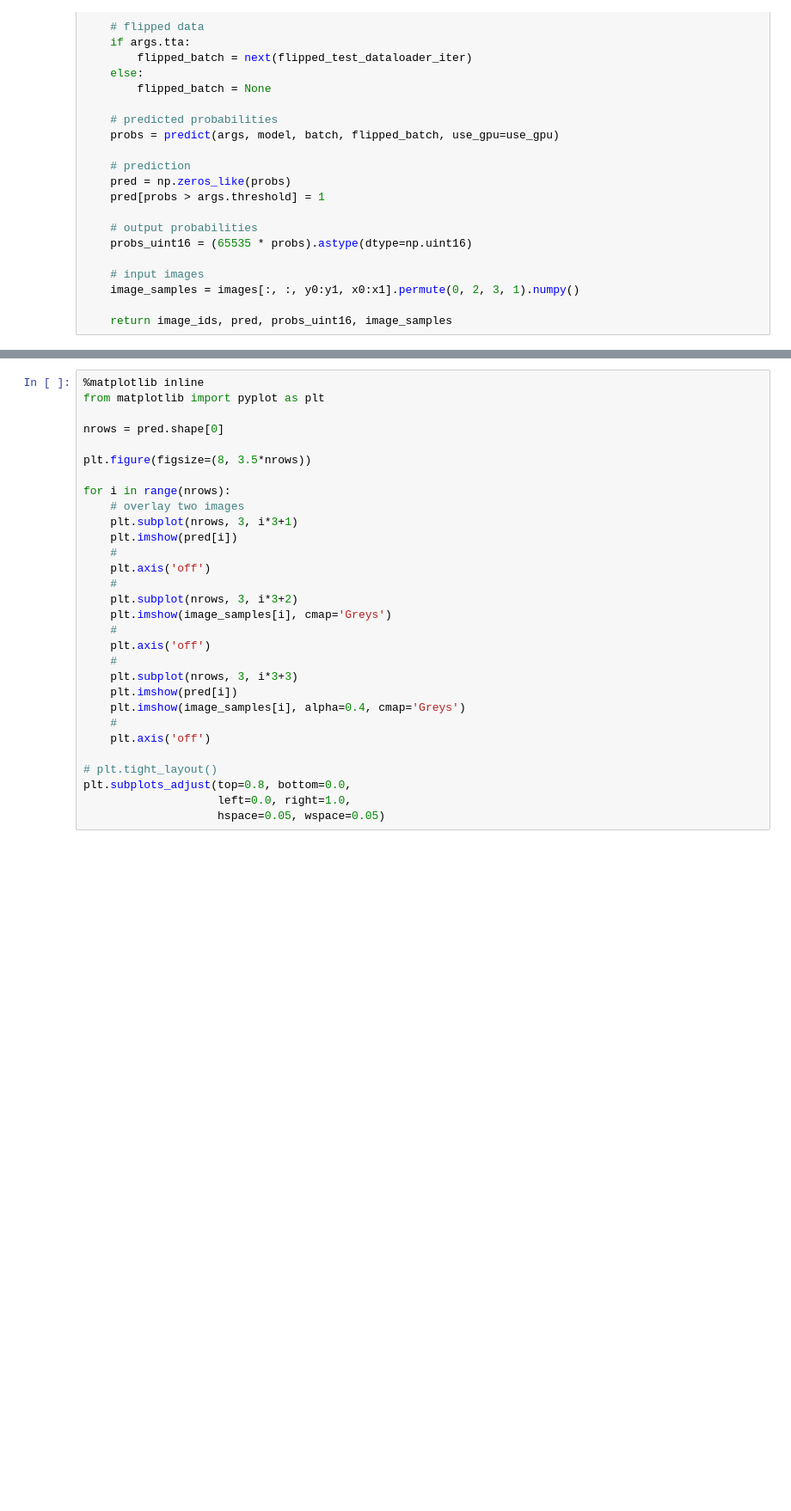
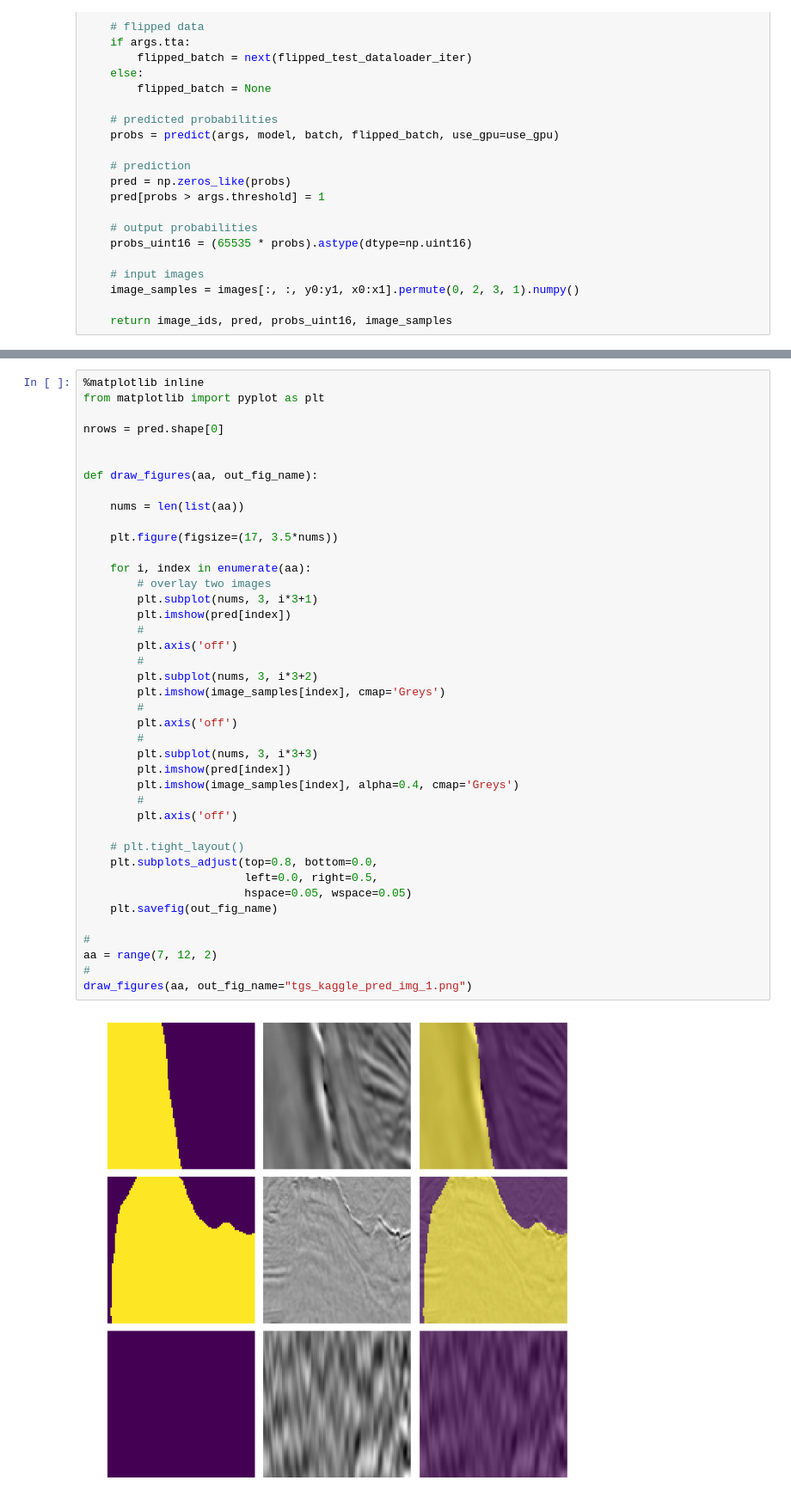
Before and after one commit to lonestar686/pytorch-saltnet, a Jupyter notebook: predict.ipynb, the cells around one changed output, grey strips where cells are left out. Shown at 86% size. Cells and saved outputs as stored; diff of their text form; blank space fills up the shorter version.

```diff
--- a/predict.ipynb
+++ b/predict.ipynb
@@ -226,30 +241,43 @@ print(pred.shape, probs_uint16.shape, image_samples.shape)
 # %%
 %matplotlib inline
 from matplotlib import pyplot as plt
 
 nrows = pred.shape[0]
 
-plt.figure(figsize=(8, 3.5*nrows))
 
-for i in range(nrows):
-    # overlay two images
-    plt.subplot(nrows, 3, i*3+1)
-    plt.imshow(pred[i])
-    #
-    plt.axis('off')
-    #
-    plt.subplot(nrows, 3, i*3+2)
-    plt.imshow(image_samples[i], cmap='Greys')
-    #
-    plt.axis('off')
-    #
-    plt.subplot(nrows, 3, i*3+3)
-    plt.imshow(pred[i])
-    plt.imshow(image_samples[i], alpha=0.4, cmap='Greys')
-    #
-    plt.axis('off')
+def draw_figures(aa, out_fig_name):
 
-# plt.tight_layout()
-plt.subplots_adjust(top=0.8, bottom=0.0,
-                    left=0.0, right=1.0,
-                    hspace=0.05, wspace=0.05)
+    nums = len(list(aa))
+
+    plt.figure(figsize=(17, 3.5*nums))
+
+    for i, index in enumerate(aa):
+        # overlay two images
+        plt.subplot(nums, 3, i*3+1)
+        plt.imshow(pred[index])
+        #
+        plt.axis('off')
+        #
+        plt.subplot(nums, 3, i*3+2)
+        plt.imshow(image_samples[index], cmap='Greys')
+        #
+        plt.axis('off')
+        #
+        plt.subplot(nums, 3, i*3+3)
+        plt.imshow(pred[index])
+        plt.imshow(image_samples[index], alpha=0.4, cmap='Greys')
+        #
+        plt.axis('off')
+
+    # plt.tight_layout()
+    plt.subplots_adjust(top=0.8, bottom=0.0,
+                        left=0.0, right=0.5,
+                        hspace=0.05, wspace=0.05)
+    plt.savefig(out_fig_name)
+
+#
+aa = range(7, 12, 2)
+#
+draw_figures(aa, out_fig_name="tgs_kaggle_pred_img_1.png")
+# %% [output]
+[figure, added]
```
Also changed, not shown: parts of 4 cells of this notebook, 2 other files.
